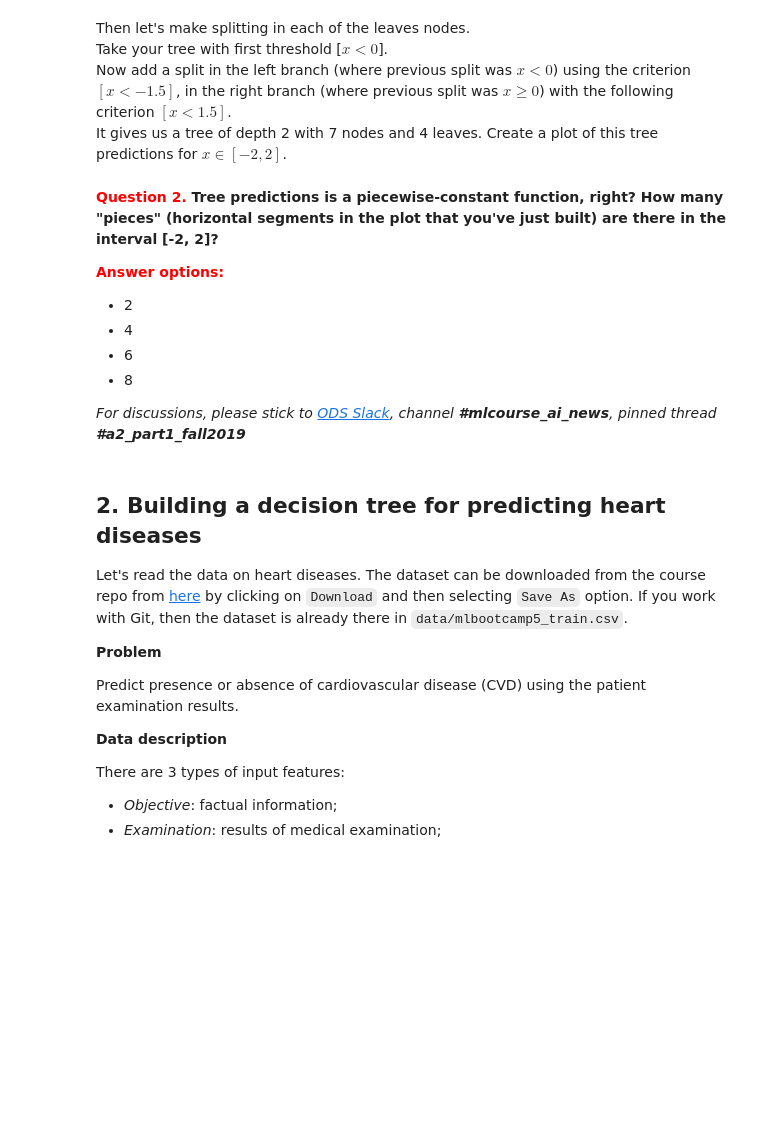
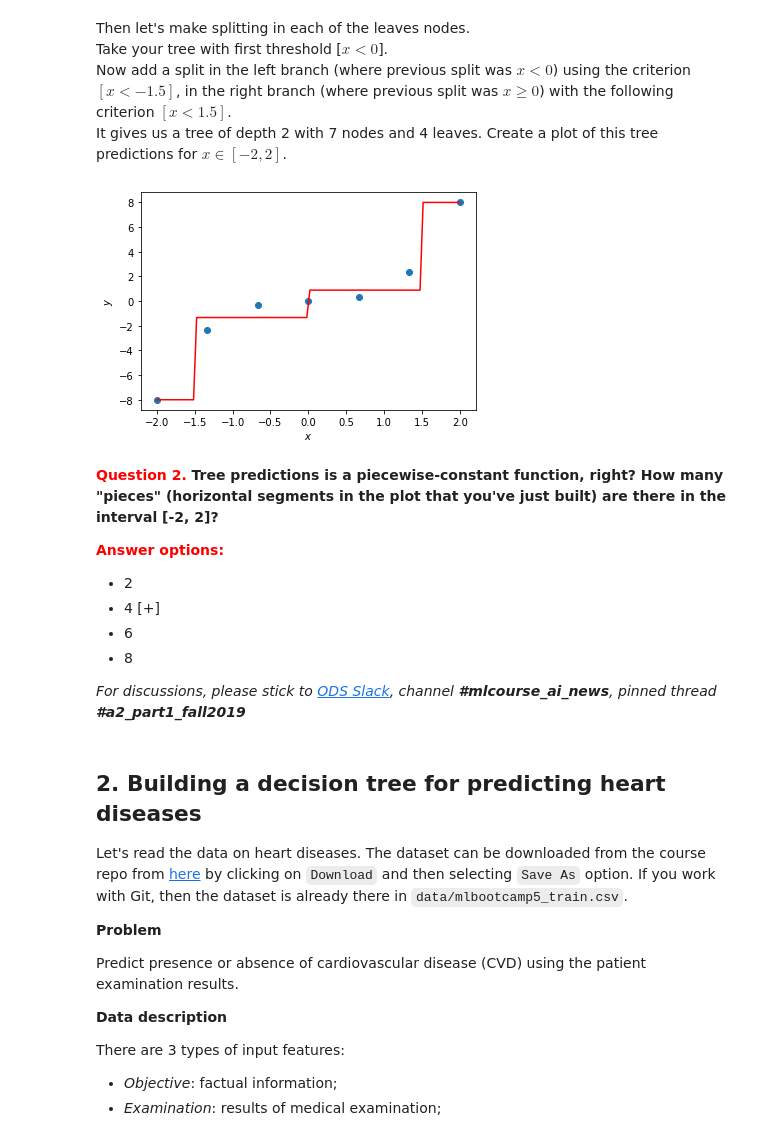
Before and after one commit to Noegon/mlcourse.ai, a Jupyter notebook: jupyter_english/assignments_fall2019/assignment2_part1_decision_trees.ipynb, the cells around one changed output. Cells and saved outputs as stored; diff of their text form; code cells hidden in the pictures; blank space fills up the shorter version.

```diff
--- a/jupyter_english/assignments_fall2019/assignment2_part1_decision_trees.ipynb
+++ b/jupyter_english/assignments_fall2019/assignment2_part1_decision_trees.ipynb
@@ -133,9 +147,30 @@ Then let's make splitting in each of the leaves nodes.
+# %%
+def more_complex_predicate(X, y, x):
+    if x < -1.5:
+        return np.mean(y[X < -1.5])
+    elif x >= -1.5 and x < 0:
+        return np.mean(y[(X >= -1.5) & (X < 0)])
+    elif x > 0 and x < 1.5:
+        return np.mean(y[(X >= 0) & (X < 1.5)])
+    else:
+        return np.mean(y[X >= 1.5])
+
+xx = np.linspace(-2, 2, 100)
+# y values for separator line on chart
+predictions = [more_complex_predicate(X, y, x) for x in xx]
+
+plt.scatter(X, y)
+plt.plot(xx, predictions, c='red')
+plt.xlabel(r'$x$')
+plt.ylabel(r'$y$');
+# %% [output]
+[figure, added]
 # %% [markdown]
 **<font color='red'>Question 2.</font> Tree predictions is a piecewise-constant function, right? How many "pieces" (horizontal segments in the plot that you've just built) are there in the interval [-2, 2]?**
 
 <font color = 'red'> **Answer options:** </font>
 - 2
-- 4
+- 4 [+]
 - 6
 - 8
 
```
Also changed, not shown: parts of 34 cells of this notebook, 2 other files.
